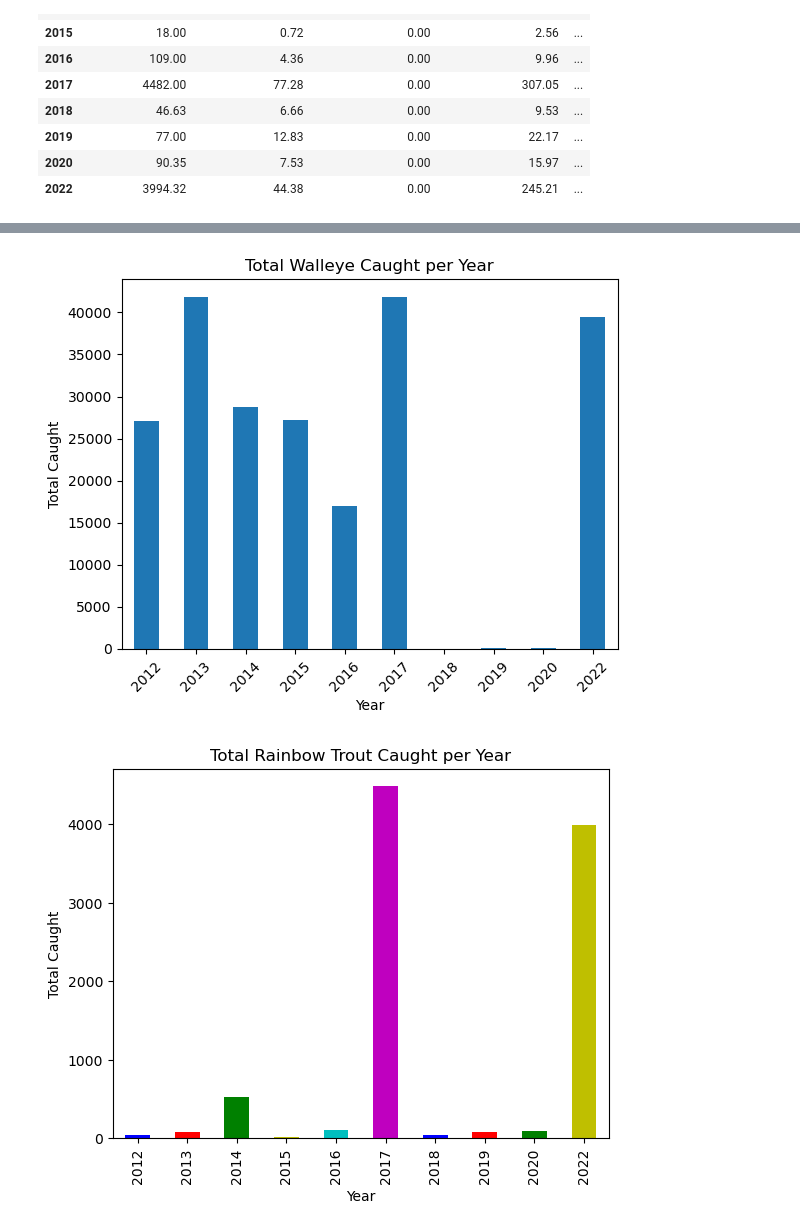
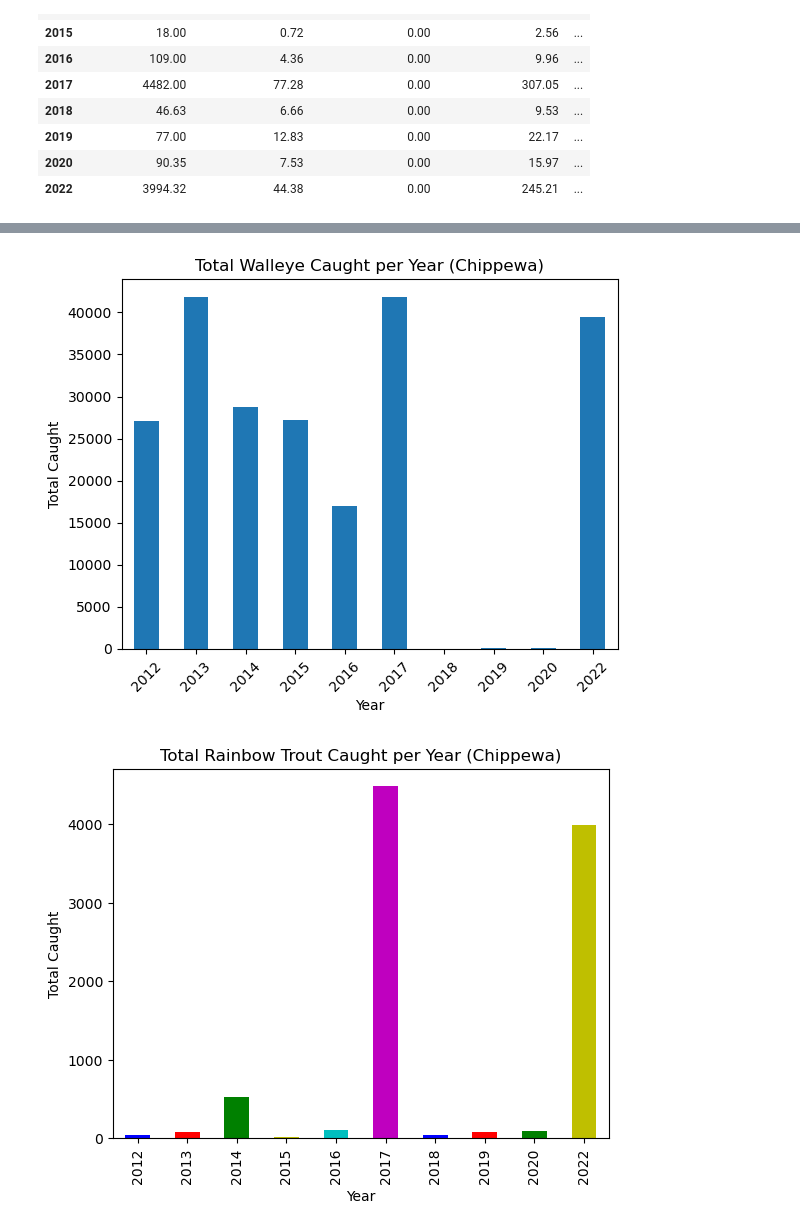
Before and after one commit to jules-krohn/Project1_Group7, a Jupyter notebook: FishingDataCode 1.ipynb, the cells around one changed output, grey strips where cells are left out. Cells and saved outputs as stored; diff of their text form; code cells hidden in the pictures.

```diff
--- a/FishingDataCode 1.ipynb
+++ b/FishingDataCode 1.ipynb
@@ -148,24 +313,24 @@ rain_chip_df
 # %%
 walchiptot.plot.bar()
 plt.xlabel('Year')
 plt.ylabel('Total Caught')
-plt.title('Total Walleye Caught per Year')
+plt.title('Total Walleye Caught per Year (Chippewa)')
 plt.xticks(rotation=45)
 plt.show()
 # %% [output]
-[figure, old version]
+[figure, new version]
 # %%
 rainchiptot.plot.bar()
 plt.xlabel('Year')
 plt.ylabel('Total Caught')
-plt.title('Total Rainbow Trout Caught per Year')
+plt.title('Total Rainbow Trout Caught per Year (Chippewa)')
 plt.xticks(rotation=45)
 my_colors = list(islice(cycle(['b', 'r', 'g', 'y', 'c', 'm']), None, len(rainchipm)))
 rainchiptot.plot.bar(color = my_colors)
 
 plt.show()
 # %% [output]
-[figure, old version]
+[figure, new version]
 # %%
 walchipm.plot.bar()
 plt.xlabel('Year')
```
Also changed, not shown: parts of 12 cells of this notebook, 2 other files.
